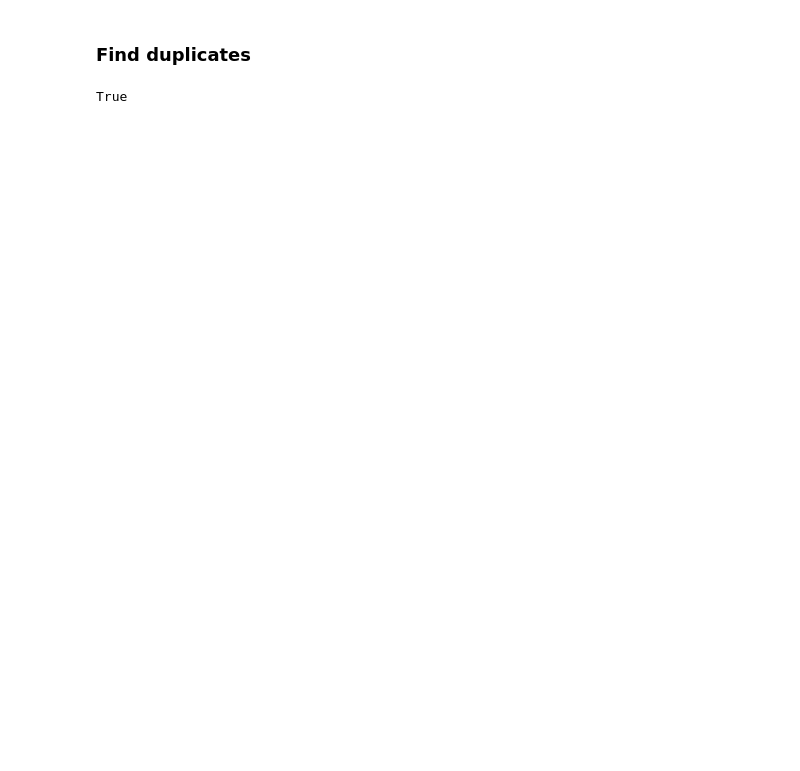
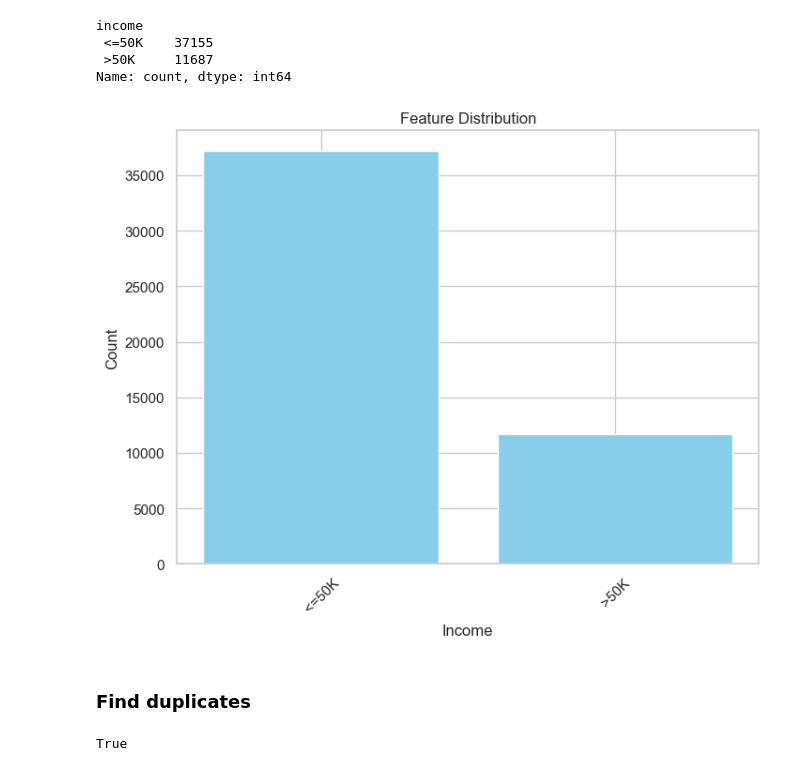
Before and after one commit to nikoyasam/MachineLearningCW, a Jupyter notebook: machine learninng/naive bayes.ipynb, the cells around one changed output. Cells and saved outputs as stored; diff of their text form; code cells hidden in the pictures; blank space fills up the shorter version.

```diff
--- a/machine learninng/naive bayes.ipynb
+++ b/machine learninng/naive bayes.ipynb
@@ -45,3 +45,28 @@ No of rows in dataset before preprocessing :  48842
+# %%
+# Count the class labels
+class_sum = Data_set_frame['income'].value_counts()
+
+# Display the counts of the target column
+print(class_sum)
+# %% [output]
+income
+ <=50K    37155
+ >50K     11687
+Name: count, dtype: int64
+# %%
+# Counting number of class attributes
+class_counts = Data_set_frame['income'].value_counts()
+
+# Visualize class distribution
+plt.figure(figsize=(8, 6))
+plt.bar(class_counts.index, class_counts.values, color='skyblue')
+plt.xlabel('Income')
+plt.ylabel('Count')
+plt.title('Feature Distribution')
+plt.xticks(rotation=45)  # Rotate x-axis labels for better readability
+plt.show()
+# %% [output]
+[figure, added]
 # %% [markdown]
 ### Find duplicates
 # %%
```
Also changed, not shown: parts of 23 cells of this notebook, 1 other file.
